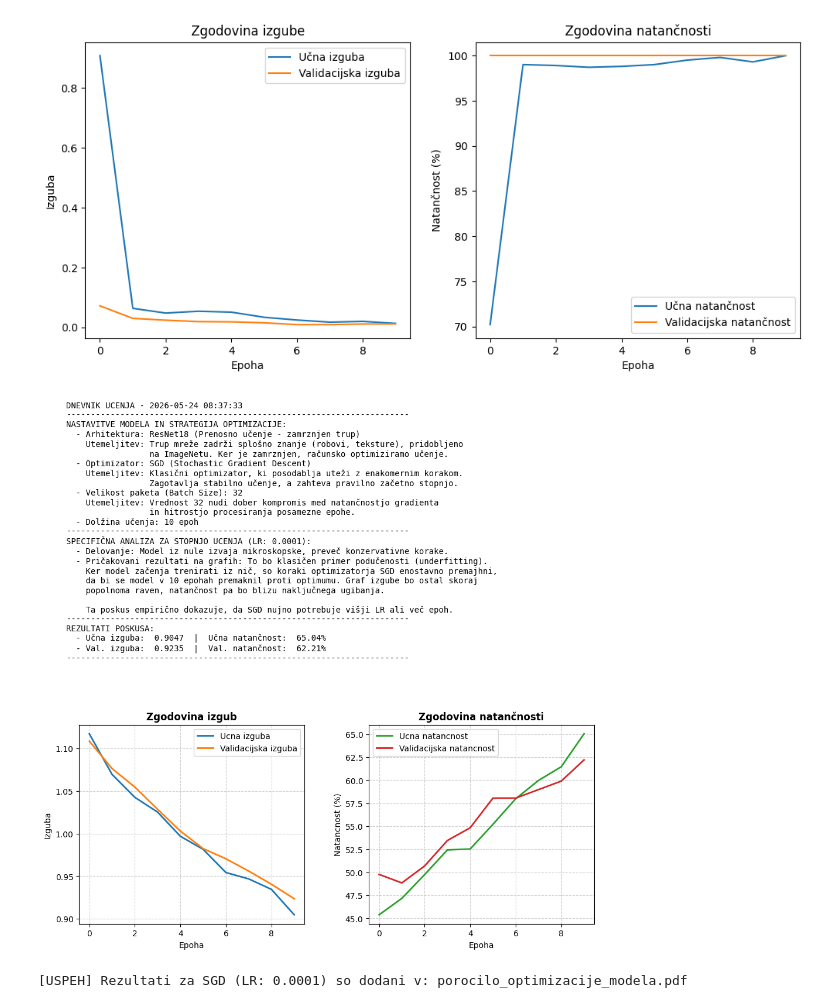
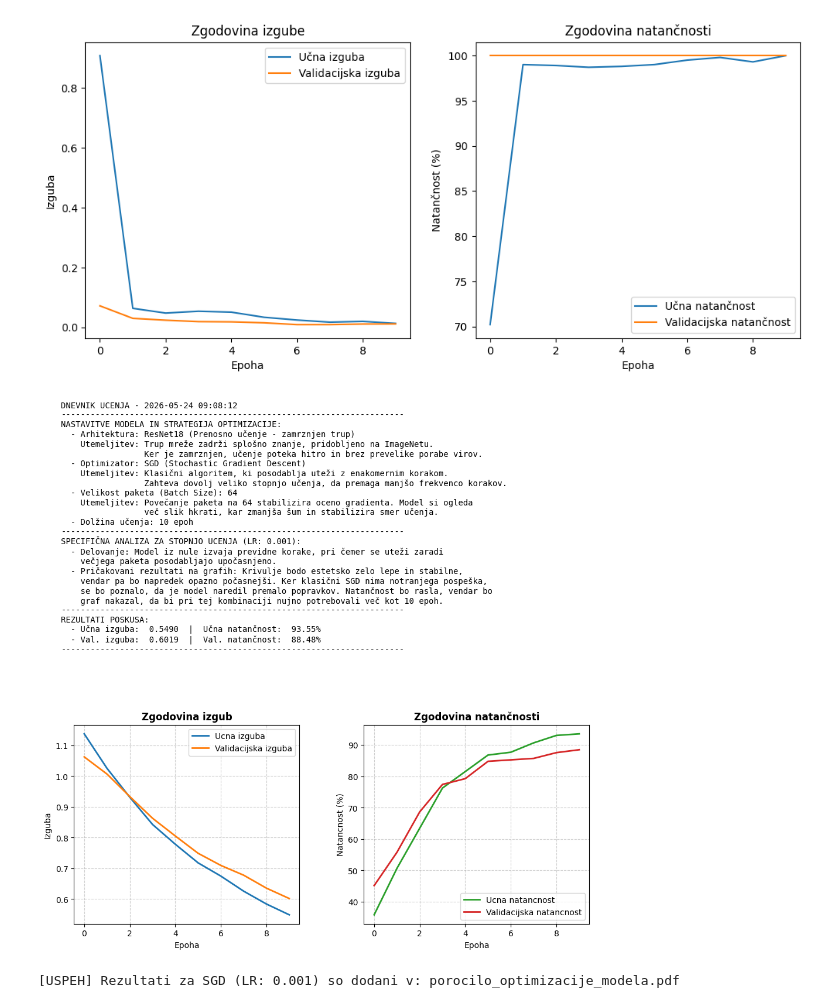
Before and after one commit to pametni-paketnik/paketnik, a Jupyter notebook: ORV/model_ucenje.ipynb, the cells around one changed output. Drawn from its saved outputs; the diff is of its cells as text; code cells hidden in the pictures.

Commit message:
Optimizacija hiperparametrov - LR[0.01, 0.001, 0.0001] velikost paketa 64 z Adam in SGD optimizatorjem - popravek

```diff
--- a/ORV/model_ucenje.ipynb
+++ b/ORV/model_ucenje.ipynb
@@ -55,7 +55,7 @@ val_dataset = datasets.ImageFolder(root=os.path.join(data_dir, 'val'), transform
 test_dataset = datasets.ImageFolder(root=os.path.join(data_dir, 'test'), transform=val_test_transforms)
 
 # [32, 64, 128]
-BATCH_SIZE = 32
+BATCH_SIZE = 64
 
 train_loader = DataLoader(train_dataset, batch_size=BATCH_SIZE, shuffle=True)
 val_loader = DataLoader(val_dataset, batch_size=BATCH_SIZE, shuffle=False)
@@ -264,23 +264,26 @@ tekstovni_povzetek = (
     f"----------------------------------------------------------------------\n"
     f"NASTAVITVE MODELA IN STRATEGIJA OPTIMIZACIJE:\n"
     f"  - Arhitektura: ResNet18 (Prenosno učenje - zamrznjen trup)\n"
-    f"    Utemeljitev: Trup mreže zadrži splošno znanje (robovi, teksture), pridobljeno\n"
-    f"                 na ImageNetu. Ker je zamrznjen, računsko optimiziramo učenje.\n"
+    f"    Utemeljitev: Trup mreže zadrži splošno znanje, pridobljeno na ImageNetu.\n"
+    f"                 Ker je zamrznjen, učenje poteka hitro in brez prevelike porabe virov.\n"
     f"  - Optimizator: {tip_optimizatorja} (Stochastic Gradient Descent)\n"
-    f"    Utemeljitev: Klasični optimizator, ki posodablja uteži z enakomernim korakom.\n"
-    f"                 Zagotavlja stabilno učenje, a zahteva pravilno začetno stopnjo.\n"
+    f"    Utemeljitev: Klasični algoritem, ki posodablja uteži z enakomernim korakom.\n"
+    f"                 Zahteva dovolj veliko stopnjo učenja, da premaga manjšo frekvenco korakov.\n"
     f"  - Velikost paketa (Batch Size): {velikost_paketa}\n"
-    f"    Utemeljitev: Vrednost 32 nudi dober kompromis med natančnostjo gradienta\n"
-    f"                 in hitrostjo procesiranja posamezne epohe.\n"
+    f"    Utemeljitev: Povečanje paketa na 64 stabilizira oceno gradienta. Model si ogleda\n"
+    f"                 več slik hkrati, kar zmanjša šum in stabilizira smer učenja.\n"
     f"  - Dolžina učenja: {koncna_epoha} epoh\n"
     f"----------------------------------------------------------------------\n"
     f"SPECIFIČNA ANALIZA ZA STOPNJO UCENJA (LR: {trenutni_lr}):\n"
-    f"  - Delovanje: Model iz nule izvaja mikroskopske, preveč konzervativne korake.\n"
-    f"  - Pričakovani rezultati na grafih: To bo klasičen primer podučenosti (underfitting).\n"
-    f"    Ker model začenja trenirati iz nič, so koraki optimizatorja SGD enostavno premajhni,\n"
-    f"    da bi se model v 10 epohah premaknil proti optimumu. Graf izgube bo ostal skoraj\n"
-    f"    popolnoma raven, natančnost pa bo blizu naključnega ugibanja.\n\n"
-    f"    Ta poskus empirično dokazuje, da SGD nujno potrebuje višji LR ali več epoh.\n"
+    f"  - Delovanje: Model iz nule opravlja mikroskopske korake ob minimalnem številu\n"
+    f"    posodobitev uteži na epoho.\n"
+    f"  - Pričakovani rezultati na grafih: Tukaj bomo videli še močnejši pojav podučenosti\n"
+    f"    (underfitting) kot pri batch size 32. Ker model začenja iz nule, kombinacija\n"
+    f"    majhnega števila korakov (zaradi batch 64) in mikroskopske dolžine koraka (0.0001)\n"
+    f"    pomeni, da se model skoraj ne bo premaknil z mesta. Krivulja izgube bo praktično\n"
+    f"    vodoravna ravna črta, natančnost pa bo zelo nizka.\n\n"
+    f"    Ta poskus je ključen dokaz, zakaj je klasični SGD pri nizkih LR neuporaben\n"
+    f"    brez drastičnega povečanja števila epoh.\n"
     f"----------------------------------------------------------------------\n"
     f"REZULTATI POSKUSA:\n"
     f"  - Učna izguba:  {zadnja_ucna_izguba:.4f}  |  Učna natančnost:  {zadnja_ucna_acc:.2f}%\n"
@@ -303,32 +306,32 @@ ax1.grid(True, linestyle='--', alpha=0.6)
 
 # Graf za natančnost
 ax2 = fig.add_axes([0.55, 0.15, 0.35, 0.4])
 ax2.plot(zgodovina_natancnosti_v_ucenju, label='Ucna natancnost', color='#2ca02c', linewidth=2)
 ax2.plot(zgodovina_natancnosti_v_validaciji, label='Validacijska natancnost', color='#d62728', linewidth=2)
 ax2.set_xlabel('Epoha')
 ax2.set_ylabel('Natancnost (%)')
 ax2.legend()
 ax2.set_title('Zgodovina natančnosti', fontsize=12, fontweight='bold')
 ax2.grid(True, linestyle='--', alpha=0.6)
 
 zacasni_pdf = f"temp_izpis.pdf"
 plt.savefig(zacasni_pdf, bbox_inches='tight', dpi=300)
 plt.show()
 
 writer = PdfWriter()
 
 if os.path.exists(POT_DO_PDF_POROCILA):
     writer.append(POT_DO_PDF_POROCILA)
 
 writer.append(zacasni_pdf)
 with open(POT_DO_PDF_POROCILA, "wb") as fp:
     writer.write(fp)
 
 writer.close()
 if os.path.exists(zacasni_pdf):
     os.remove(zacasni_pdf)
 
 print(f"[USPEH] Rezultati za {tip_optimizatorja} (LR: {trenutni_lr}) so dodani v: {POT_DO_PDF_POROCILA}")
 # %% [output]
-[figure, old version]
+[figure, new version]
-[USPEH] Rezultati za SGD (LR: 0.0001) so dodani v: porocilo_optimizacije_modela.pdf
+[USPEH] Rezultati za SGD (LR: 0.001) so dodani v: porocilo_optimizacije_modela.pdf
```
Also changed, not shown: parts of 1 cell of this notebook, 1 other file.
